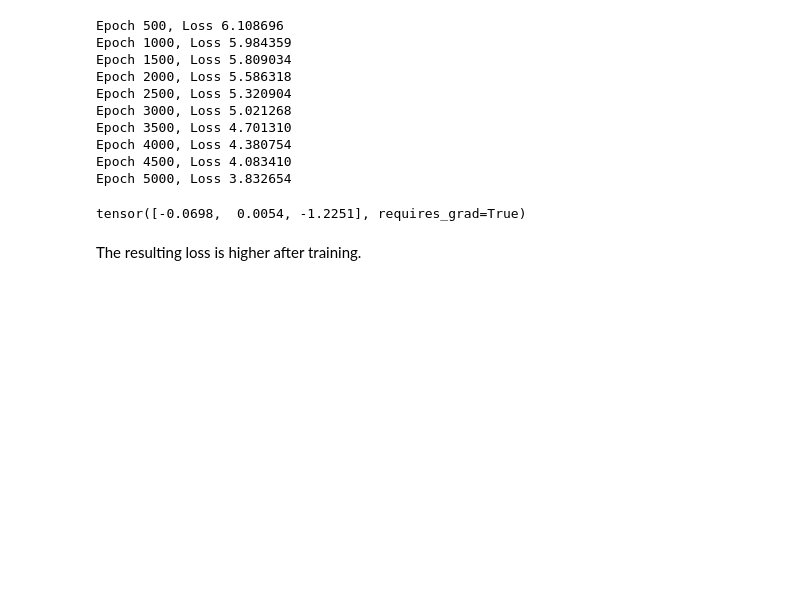
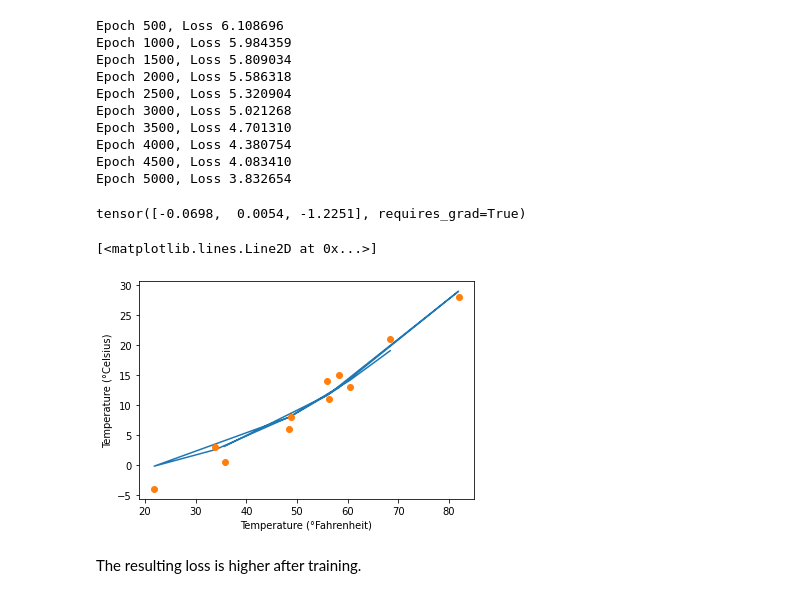
Before and after one commit to prat8897/DL-PyTorch, a Jupyter notebook: Chapter5.ipynb, the cells around one changed output. Drawn from its saved outputs; the diff is of its cells as text; code cells hidden in the pictures; blank space fills up the shorter version.

```diff
--- a/Chapter5.ipynb
+++ b/Chapter5.ipynb
@@ -860,6 +860,18 @@ Epoch 4000, Loss 4.380754
 Epoch 4500, Loss 4.083410
 Epoch 5000, Loss 3.832654
 tensor([-0.0698,  0.0054, -1.2251], requires_grad=True)
+# %%
+%matplotlib inline
+from matplotlib import pyplot as plt
+t_p = exercise_model(t_u, *exercise_params)
+#fig = plt.figure(dpi=600)
+plt.xlabel("Temperature (°Fahrenheit)")
+plt.ylabel("Temperature (°Celsius)")
+plt.plot(t_u.numpy(), t_p.detach().numpy())
+plt.plot(t_u.numpy(), t_c.numpy(), 'o')
+# %% [output]
+[<matplotlib.lines.Line2D at 0x...>]
+[figure, added]
 # %% [markdown]
 The resulting loss is higher after training.
 # %% [markdown]
```
